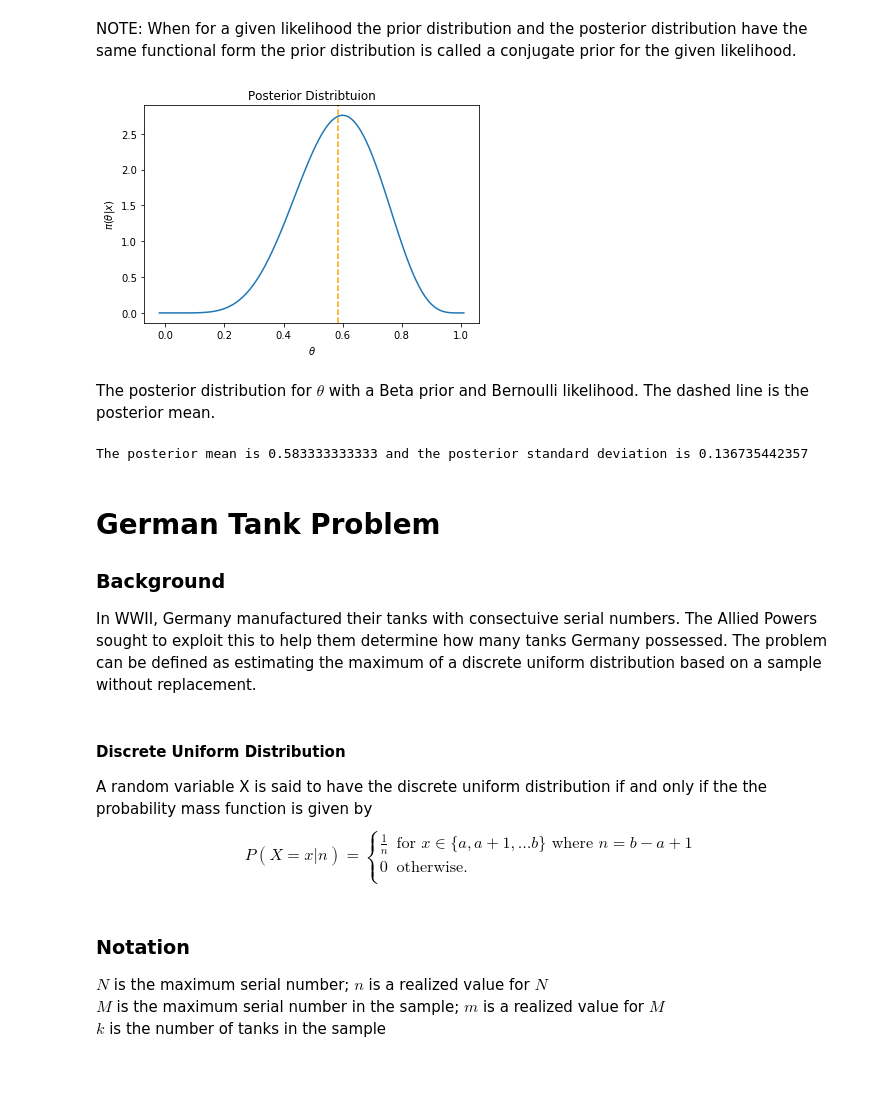
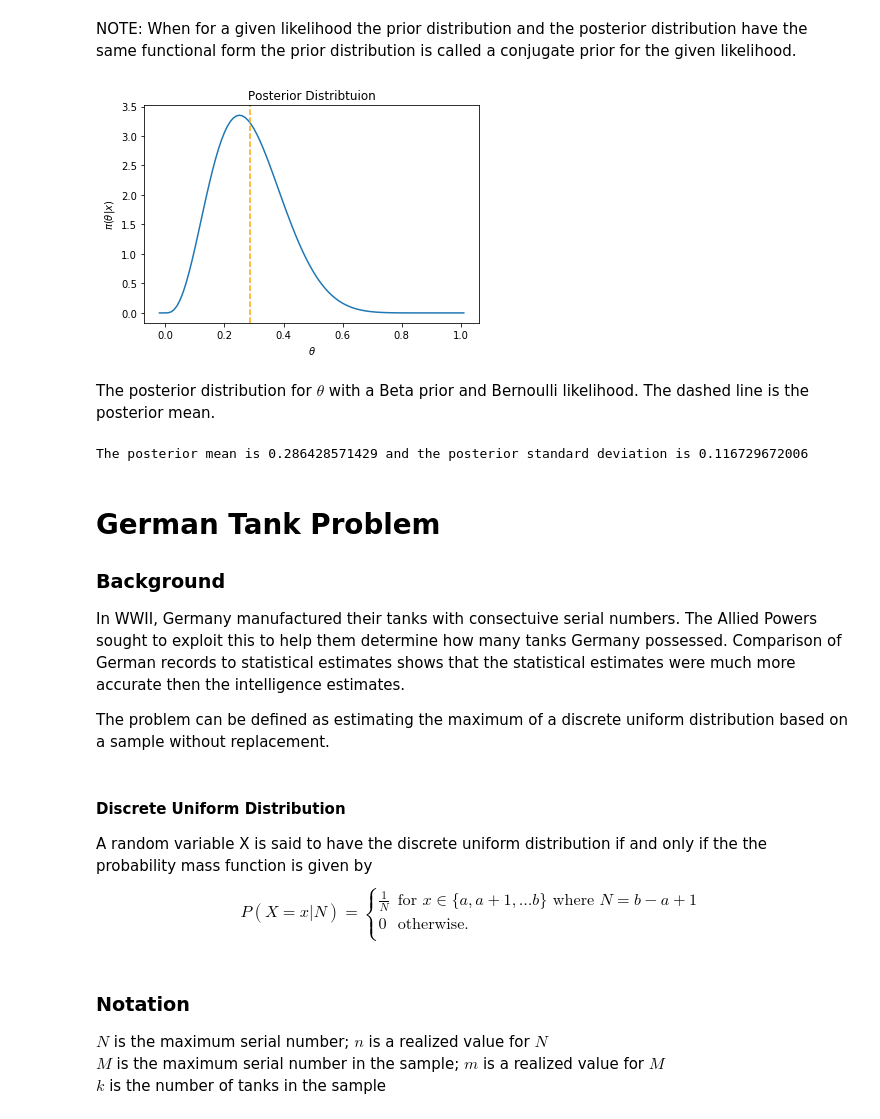
Before and after one commit to jstrat1618/Intro2BayesianEstimation, a Jupyter notebook: Presentation.ipynb, the cells around one changed output. Saved outputs shown, nothing was run; the diff lists cells and outputs as text; code cells hidden in the pictures; blank space fills up the shorter version.

```diff
--- a/Presentation.ipynb
+++ b/Presentation.ipynb
@@ -141,0 +182,26 @@ NOTE: The parameters of the prior distribution are referred to as hyperparameter
+# %%
+import numpy as np
+import matplotlib.pyplot as plt
+from scipy.stats import beta
+
+#Define hyperparameters for U(0,1) prior
+prior_alpha, prior_beta = 1,1
+
+#Define parameter and sample size
+theta , n = 0.75, 100
+
+#Generate Data
+x = np.random.binomial(1, theta, n)
+y = x.sum()
+
+#NFL CTE Interview
+#Specify the hyperparameters
+#prior_mean = 1/1000
+#prior_alpha = 0.01
+#prior_beta = prior_alpha/prior_mean - prior_alpha
+#Specify the data
+#n = 4
+#x = np.repeat(1, n)
+#y = x.sum()
+
+print("There are "+ str(y) + " successes out of " + str(n) + " trials.")
@@ -166,10 +225,0 @@ plt.show()
-# %%
-#Define parameter and sample size
-#theta , n = 0.5, 10
-theta , n = 0.65, 100
-
-#Generate Data
-x = np.random.binomial(1, theta, n)
-y = x.sum()
-
-print("y is " + str(y))
@@ -225,51 +273,53 @@ $$
 NOTE: When for a given likelihood the prior distribution and the posterior distribution have the same functional form the prior distribution is called a conjugate prior for the given likelihood.
 # %%
 #Define Posterior hyperparameters
-posterior_alpha = prior_alpha + x.sum()
-posterior_beta = prior_beta + n - x.sum()
+posterior_alpha = prior_alpha + y
+posterior_beta = prior_beta + n - y
 
 #Create functions to compute posterior mean and standard deviation
 def beta_mean(a, b):
     return(a/(a + b))
 
 def beta_stdv(a, b):
     denom = (a + b)**2 *(a + b + 1)
     vrnc = a*b/denom
     return(np.sqrt(vrnc))
 
 post_mean = beta_mean(posterior_alpha, posterior_beta)
 post_stdv = beta_stdv(posterior_alpha, posterior_beta)
 
 #Evaluate the postior over the grid
 posterior_of_xgrid = beta.pdf(xgrid, a = posterior_alpha, b = posterior_beta)
 #Plot the posterior
 plt.plot(xgrid, posterior_of_xgrid)
 plt.axvline(x=post_mean, color='orange', linestyle='--')
 plt.xlabel(r'$\theta$')
 plt.ylabel(r'$\pi(\theta | x)$')
 plt.title("Posterior Distribtuion")
 plt.show()
 # %% [output]
-[figure, old version]
+[figure, new version]
 # %% [markdown]
 The posterior distribution for $\theta$ with a Beta prior and Bernoulli likelihood. The dashed line is the posterior mean.
 # %%
 print("The posterior mean is "+ str(post_mean) +
 " and the posterior standard deviation is " + str(post_stdv ))
 # %% [output]
-The posterior mean is 0.583333333333 and the posterior standard deviation is 0.136735442357
+The posterior mean is 0.286428571429 and the posterior standard deviation is 0.116729672006
 # %% [markdown]
 # German Tank Problem
 
 ### Background
-In WWII, Germany manufactured their tanks with consectuive serial numbers. The Allied Powers sought to exploit this to help them determine how many tanks Germany possessed. The problem can be defined as estimating the maximum of a discrete uniform distribution based on a sample without replacement.
+In WWII, Germany manufactured their tanks with consectuive serial numbers. The Allied Powers sought to exploit this to help them determine how many tanks Germany possessed. Comparison of German records to statistical estimates shows that the statistical estimates were much more accurate then the intelligence estimates.
+
+The problem can be defined as estimating the maximum of a discrete uniform distribution based on a sample without replacement.
 # %% [markdown]
 #### Discrete Uniform Distribution
 A random variable X is said to have the discrete uniform distribution if and only if the the probability mass function is given by
 $$
-P(X =x |n) =
+P(X =x |N) =
 \begin{cases}
-\frac{1}{n} & \textrm{for $x \in \{ a, a+1, \ldots b \} $ where $n = b - a +1$}\\
+\frac{1}{N} & \textrm{for $x \in \{ a, a+1, \ldots b \} $ where $N = b - a +1$}\\
 0 & \textrm{otherwise}.\\
 \end{cases}
 $$
```
Also changed, not shown: parts of 28 cells of this notebook.
